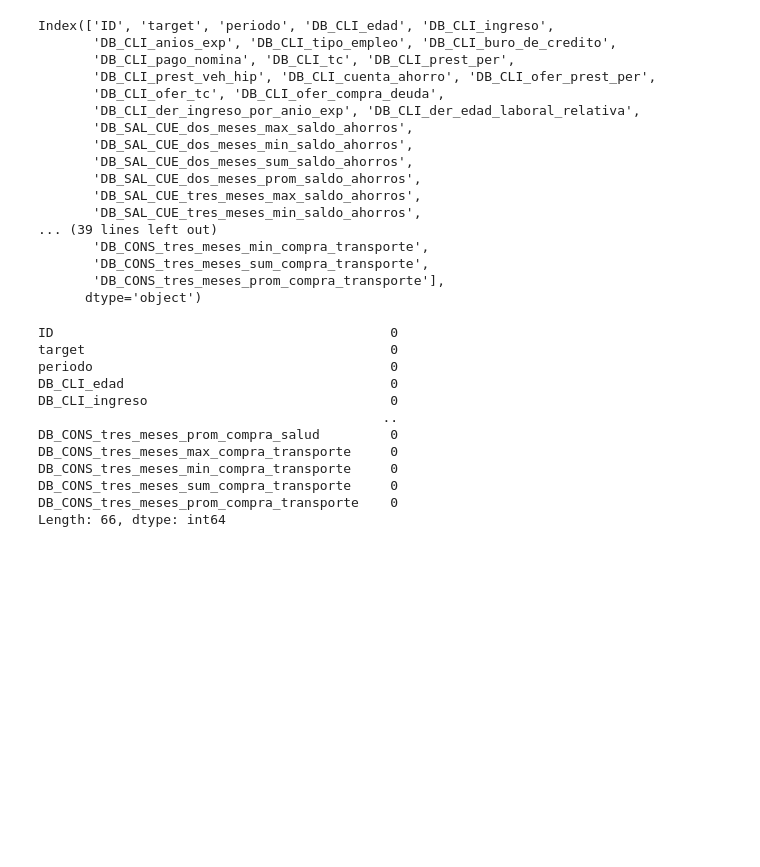
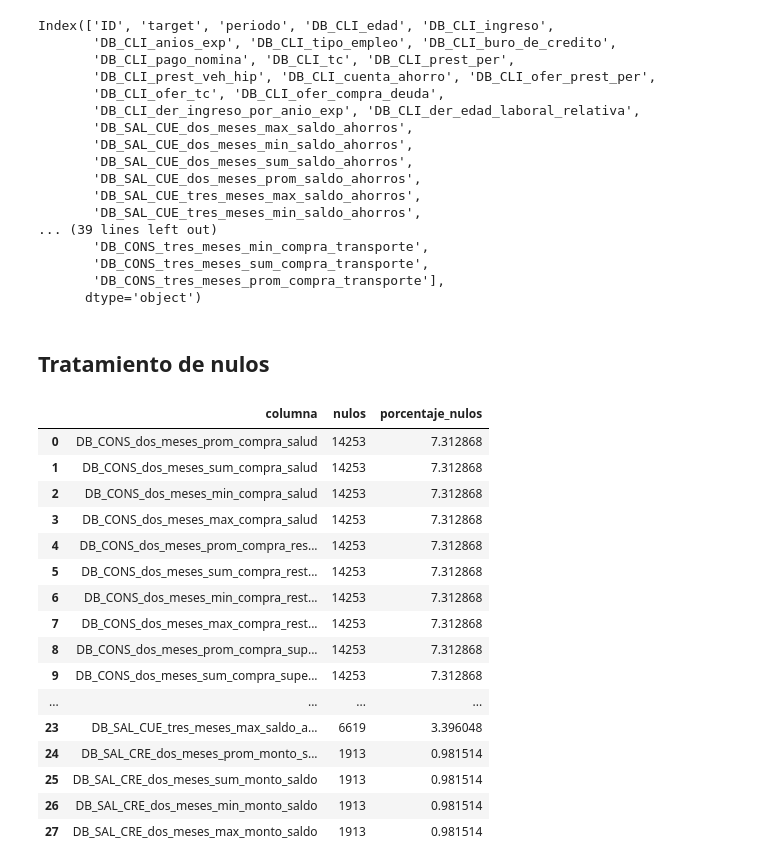
Before and after one commit to LuizIgnacio2002/reto_techy, a Jupyter notebook: notebooks/EDA/clientes_credito_consumo/1.0-lq.ipynb, the cells around one changed output. Drawn from its saved outputs; the diff is of its cells as text; code cells hidden in the pictures; blank space fills up the shorter version.

```diff
--- a/notebooks/EDA/clientes_credito_consumo/1.0-lq.ipynb
+++ b/notebooks/EDA/clientes_credito_consumo/1.0-lq.ipynb
@@ -594,19 +598,41 @@ Index(['ID', 'target', 'periodo', 'DB_CLI_edad', 'DB_CLI_ingreso',
        'DB_CONS_tres_meses_sum_compra_transporte',
        'DB_CONS_tres_meses_prom_compra_transporte'],
       dtype='object')
+# %% [markdown]
+## Tratamiento de nulos
 # %%
-nulos_por_columna = df_universo.isnull().sum()
-nulos_por_columna
+# Calcular cantidad y porcentaje de nulos
+nulos_cantidad = df_universo.isnull().sum()
+nulos_porcentaje = (df_universo.isnull().mean() * 100)
+
+# Crear DataFrame resumen
+tabla_nulos = (
+    pd.DataFrame({
+        'columna': nulos_cantidad.index,
+        'nulos': nulos_cantidad.values,
+        'porcentaje_nulos': nulos_porcentaje.values
+    })
+    .query("porcentaje_nulos > 0")  # ← Mostrar solo las columnas con nulos
+    .sort_values(by='nulos', ascending=False)
+    .reset_index(drop=True)
+)
+
+tabla_nulos
 # %% [output]
-ID                                           0
-target                                       0
-periodo                                      0
-DB_CLI_edad                                  0
-DB_CLI_ingreso                               0
-                                            ..
-DB_CONS_tres_meses_prom_compra_salud         0
-DB_CONS_tres_meses_max_compra_transporte     0
-DB_CONS_tres_meses_min_compra_transporte     0
-DB_CONS_tres_meses_sum_compra_transporte     0
-DB_CONS_tres_meses_prom_compra_transporte    0
-Length: 66, dtype: int64
+|  | columna | nulos | porcentaje_nulos |
+| 0 | DB_CONS_dos_meses_prom_compra_salud | 14253 | 7.312868 |
+| 1 | DB_CONS_dos_meses_sum_compra_salud | 14253 | 7.312868 |
+| 2 | DB_CONS_dos_meses_min_compra_salud | 14253 | 7.312868 |
+| 3 | DB_CONS_dos_meses_max_compra_salud | 14253 | 7.312868 |
+| 4 | DB_CONS_dos_meses_prom_compra_res... | 14253 | 7.312868 |
+| 5 | DB_CONS_dos_meses_sum_compra_rest... | 14253 | 7.312868 |
+| 6 | DB_CONS_dos_meses_min_compra_rest... | 14253 | 7.312868 |
+| 7 | DB_CONS_dos_meses_max_compra_rest... | 14253 | 7.312868 |
+| 8 | DB_CONS_dos_meses_prom_compra_sup... | 14253 | 7.312868 |
+| 9 | DB_CONS_dos_meses_sum_compra_supe... | 14253 | 7.312868 |
+| ... | ... | ... | ... |
+| 23 | DB_SAL_CUE_tres_meses_max_saldo_a... | 6619 | 3.396048 |
+| 24 | DB_SAL_CRE_dos_meses_prom_monto_s... | 1913 | 0.981514 |
+| 25 | DB_SAL_CRE_dos_meses_sum_monto_saldo | 1913 | 0.981514 |
+| 26 | DB_SAL_CRE_dos_meses_min_monto_saldo | 1913 | 0.981514 |
+| 27 | DB_SAL_CRE_dos_meses_max_monto_saldo | 1913 | 0.981514 |
```
Also changed, not shown: parts of 12 cells of this notebook, 1 other file.
